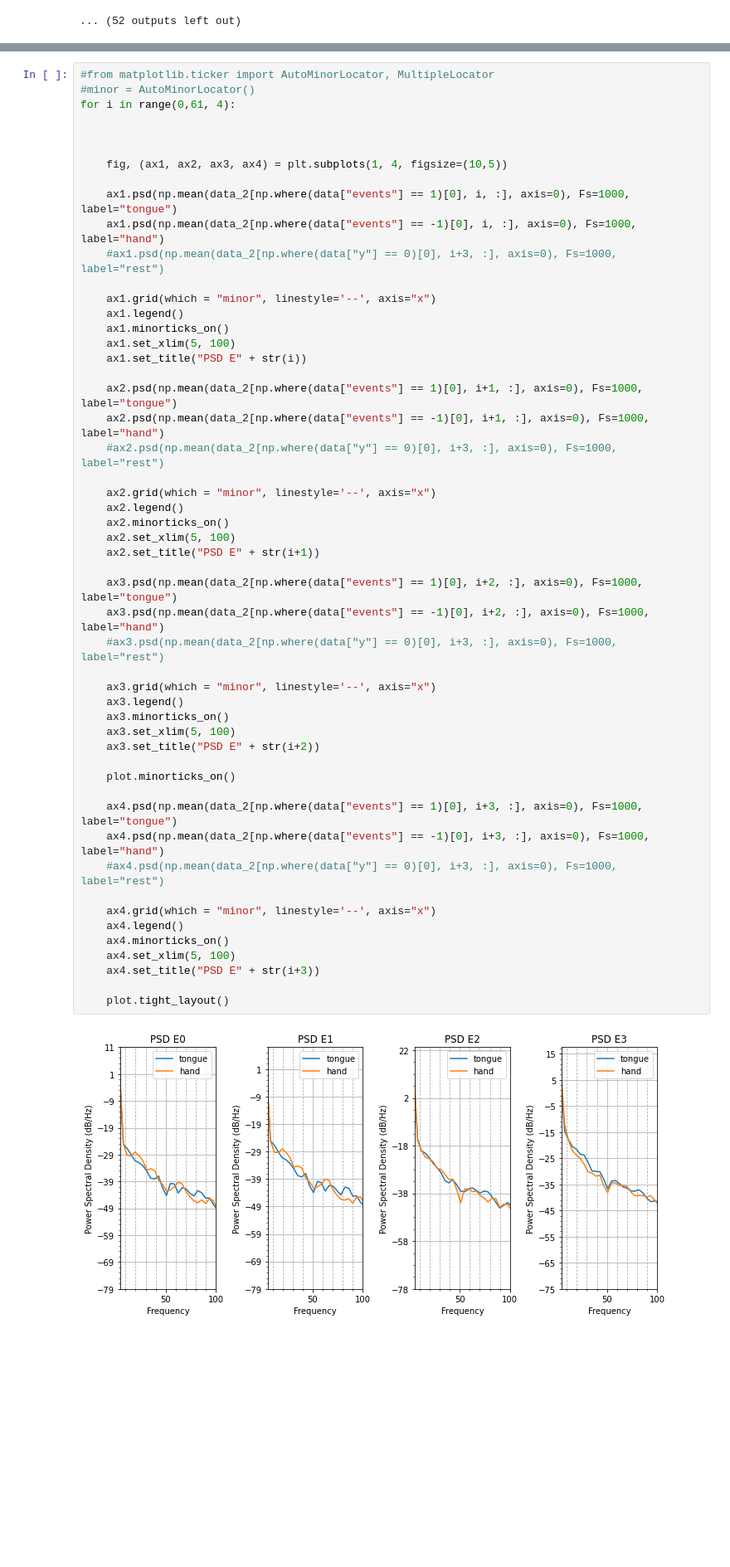
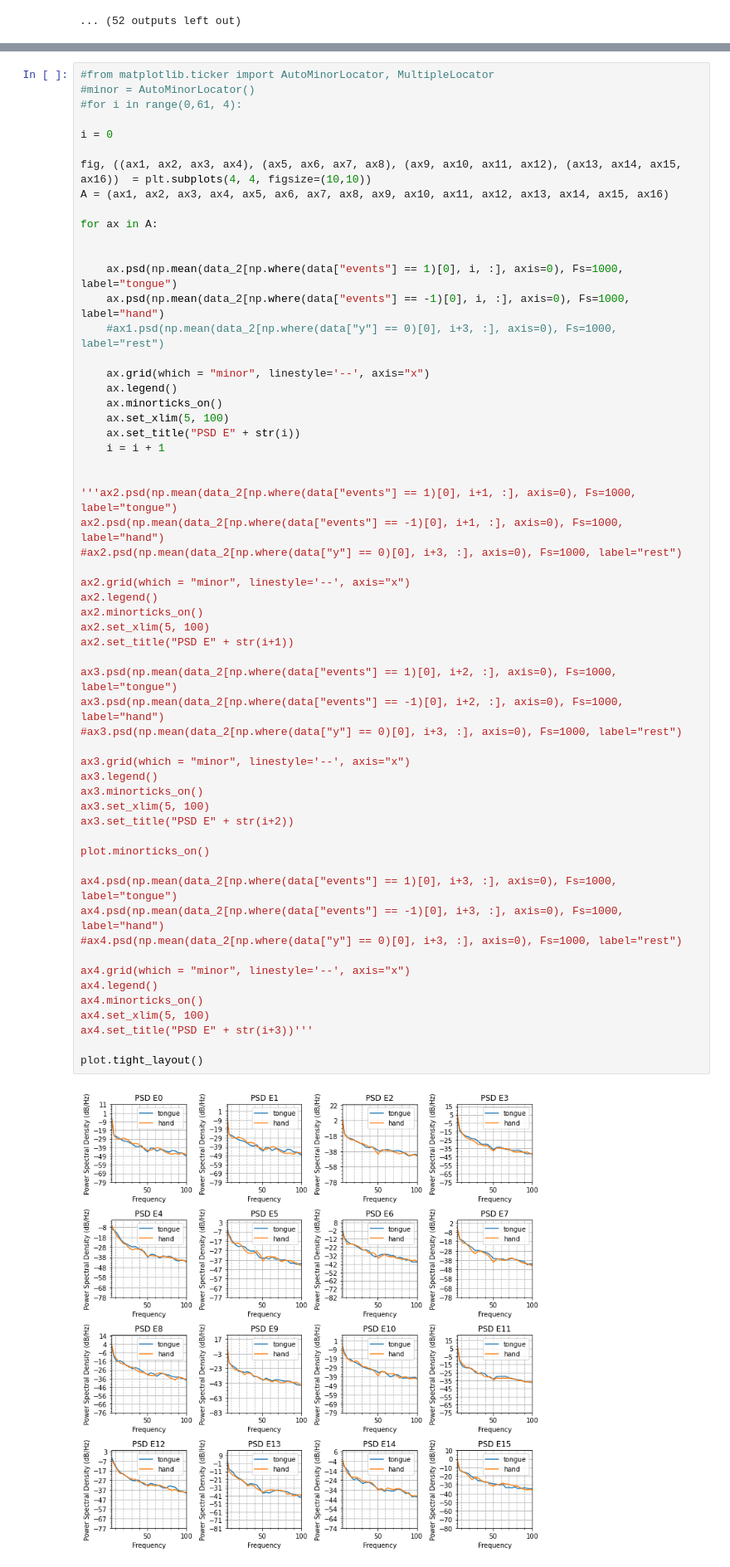
Before and after one commit to ritkat/PLOTS_ERP, a Jupyter notebook: PLOTS_ERP.ipynb, the cells around one changed output, grey strips where cells are left out. Shown at 83% size. Saved outputs shown, nothing was run; the diff lists cells and outputs as text; blank space fills up the shorter version.

```diff
--- a/PLOTS_ERP.ipynb
+++ b/PLOTS_ERP.ipynb
@@ -131,54 +172,60 @@ for i in range(0,64):
 # %%
 #from matplotlib.ticker import AutoMinorLocator, MultipleLocator
 #minor = AutoMinorLocator()
-for i in range(0,61, 4):
+#for i in range(0,61, 4):
+
+i = 0
+
+fig, ((ax1, ax2, ax3, ax4), (ax5, ax6, ax7, ax8), (ax9, ax10, ax11, ax12), (ax13, ax14, ax15, ax16))  = plt.subplots(4, 4, figsize=(10,10))
+A = (ax1, ax2, ax3, ax4, ax5, ax6, ax7, ax8, ax9, ax10, ax11, ax12, ax13, ax14, ax15, ax16)
+
+for ax in A:
 
 
-
-    fig, (ax1, ax2, ax3, ax4) = plt.subplots(1, 4, figsize=(10,5))
-
-    ax1.psd(np.mean(data_2[np.where(data["events"] == 1)[0], i, :], axis=0), Fs=1000, label="tongue")
-    ax1.psd(np.mean(data_2[np.where(data["events"] == -1)[0], i, :], axis=0), Fs=1000, label="hand")
+    ax.psd(np.mean(data_2[np.where(data["events"] == 1)[0], i, :], axis=0), Fs=1000, label="tongue")
+    ax.psd(np.mean(data_2[np.where(data["events"] == -1)[0], i, :], axis=0), Fs=1000, label="hand")
     #ax1.psd(np.mean(data_2[np.where(data["y"] == 0)[0], i+3, :], axis=0), Fs=1000, label="rest")
 
-    ax1.grid(which = "minor", linestyle='--', axis="x")
-    ax1.legend()
-    ax1.minorticks_on()
-    ax1.set_xlim(5, 100)
-    ax1.set_title("PSD E" + str(i))
+    ax.grid(which = "minor", linestyle='--', axis="x")
+    ax.legend()
+    ax.minorticks_on()
+    ax.set_xlim(5, 100)
+    ax.set_title("PSD E" + str(i))
+    i = i + 1
 
-    ax2.psd(np.mean(data_2[np.where(data["events"] == 1)[0], i+1, :], axis=0), Fs=1000, label="tongue")
-    ax2.psd(np.mean(data_2[np.where(data["events"] == -1)[0], i+1, :], axis=0), Fs=1000, label="hand")
-    #ax2.psd(np.mean(data_2[np.where(data["y"] == 0)[0], i+3, :], axis=0), Fs=1000, label="rest")
 
-    ax2.grid(which = "minor", linestyle='--', axis="x")
-    ax2.legend()
-    ax2.minorticks_on()
-    ax2.set_xlim(5, 100)
-    ax2.set_title("PSD E" + str(i+1))
+'''ax2.psd(np.mean(data_2[np.where(data["events"] == 1)[0], i+1, :], axis=0), Fs=1000, label="tongue")
+ax2.psd(np.mean(data_2[np.where(data["events"] == -1)[0], i+1, :], axis=0), Fs=1000, label="hand")
+#ax2.psd(np.mean(data_2[np.where(data["y"] == 0)[0], i+3, :], axis=0), Fs=1000, label="rest")
 
-    ax3.psd(np.mean(data_2[np.where(data["events"] == 1)[0], i+2, :], axis=0), Fs=1000, label="tongue")
-    ax3.psd(np.mean(data_2[np.where(data["events"] == -1)[0], i+2, :], axis=0), Fs=1000, label="hand")
-    #ax3.psd(np.mean(data_2[np.where(data["y"] == 0)[0], i+3, :], axis=0), Fs=1000, label="rest")
+ax2.grid(which = "minor", linestyle='--', axis="x")
+ax2.legend()
+ax2.minorticks_on()
+ax2.set_xlim(5, 100)
+ax2.set_title("PSD E" + str(i+1))
 
-    ax3.grid(which = "minor", linestyle='--', axis="x")
-    ax3.legend()
-    ax3.minorticks_on()
-    ax3.set_xlim(5, 100)
-    ax3.set_title("PSD E" + str(i+2))
+ax3.psd(np.mean(data_2[np.where(data["events"] == 1)[0], i+2, :], axis=0), Fs=1000, label="tongue")
+ax3.psd(np.mean(data_2[np.where(data["events"] == -1)[0], i+2, :], axis=0), Fs=1000, label="hand")
+#ax3.psd(np.mean(data_2[np.where(data["y"] == 0)[0], i+3, :], axis=0), Fs=1000, label="rest")
 
-    plot.minorticks_on()
+ax3.grid(which = "minor", linestyle='--', axis="x")
+ax3.legend()
+ax3.minorticks_on()
+ax3.set_xlim(5, 100)
+ax3.set_title("PSD E" + str(i+2))
 
-    ax4.psd(np.mean(data_2[np.where(data["events"] == 1)[0], i+3, :], axis=0), Fs=1000, label="tongue")
-    ax4.psd(np.mean(data_2[np.where(data["events"] == -1)[0], i+3, :], axis=0), Fs=1000, label="hand")
-    #ax4.psd(np.mean(data_2[np.where(data["y"] == 0)[0], i+3, :], axis=0), Fs=1000, label="rest")
+plot.minorticks_on()
 
-    ax4.grid(which = "minor", linestyle='--', axis="x")
-    ax4.legend()
-    ax4.minorticks_on()
-    ax4.set_xlim(5, 100)
-    ax4.set_title("PSD E" + str(i+3))
+ax4.psd(np.mean(data_2[np.where(data["events"] == 1)[0], i+3, :], axis=0), Fs=1000, label="tongue")
+ax4.psd(np.mean(data_2[np.where(data["events"] == -1)[0], i+3, :], axis=0), Fs=1000, label="hand")
+#ax4.psd(np.mean(data_2[np.where(data["y"] == 0)[0], i+3, :], axis=0), Fs=1000, label="rest")
 
-    plot.tight_layout()
+ax4.grid(which = "minor", linestyle='--', axis="x")
+ax4.legend()
+ax4.minorticks_on()
+ax4.set_xlim(5, 100)
+ax4.set_title("PSD E" + str(i+3))'''
+
+plot.tight_layout()
 # %% [output]
-[figure, old version]
+[figure, new version]
```
Also changed, not shown: parts of 4 cells of this notebook.
